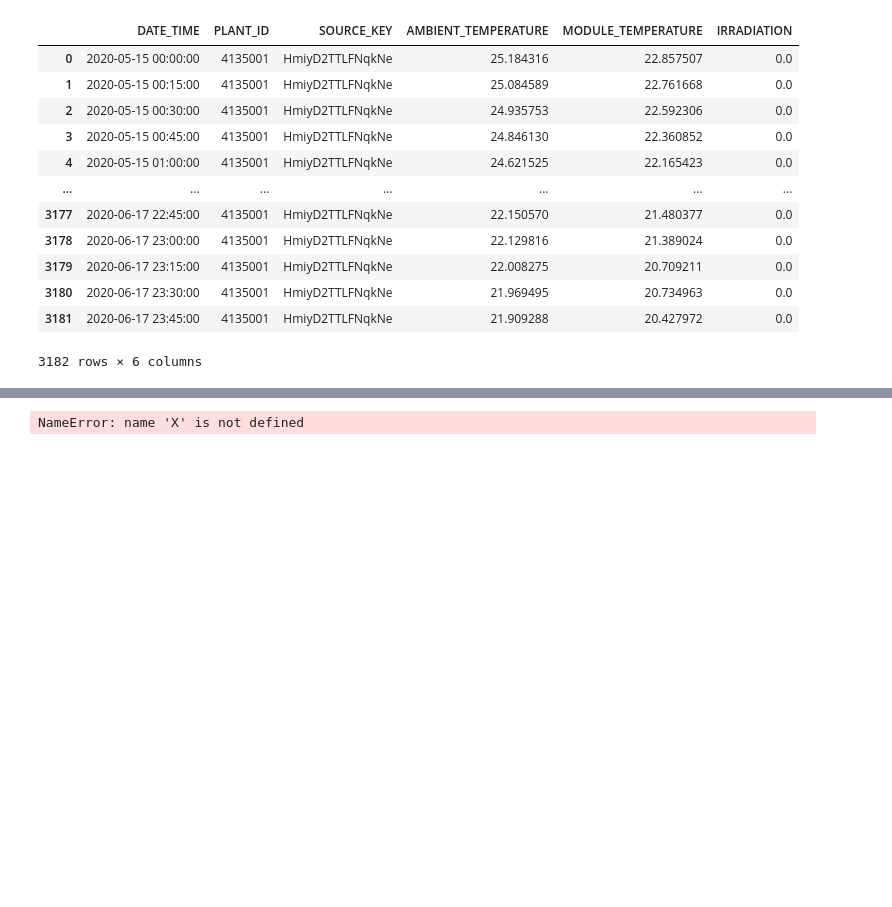
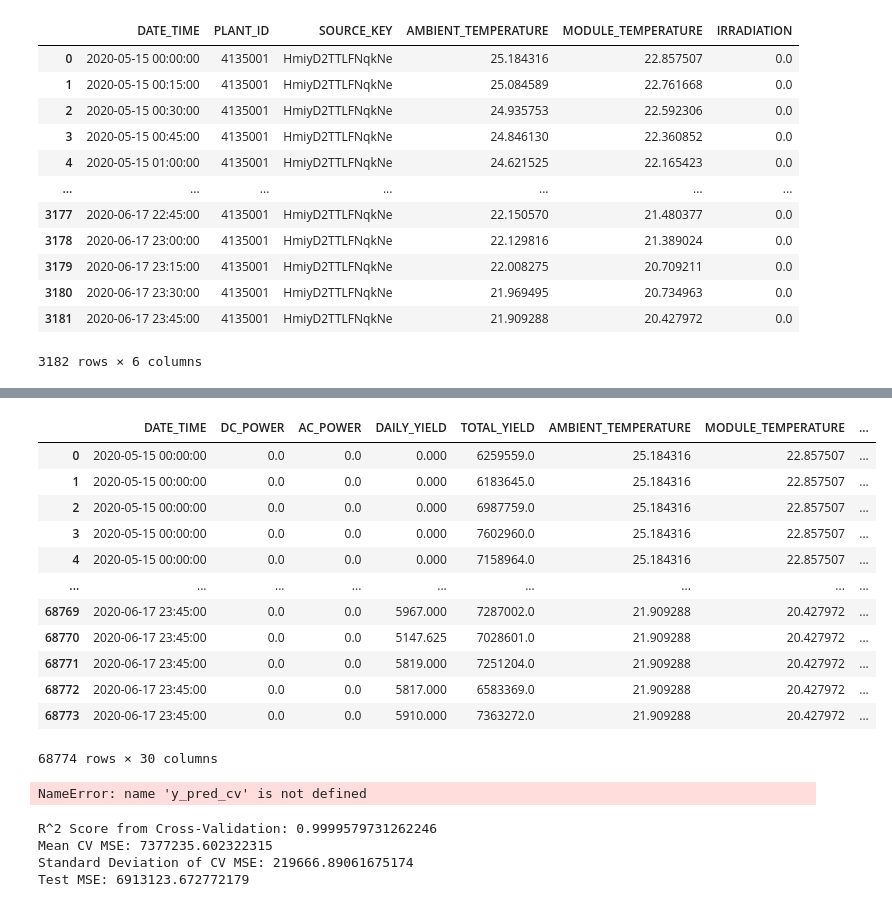
Before and after one commit to Christian-Braga/energy_forecast_ML, a Jupyter notebook: Losa_test.ipynb, the cells around one changed output, grey strips where cells are left out. Cells and saved outputs as stored; diff of their text form; code cells hidden in the pictures; blank space fills up the shorter version.

```diff
--- a/Losa_test.ipynb
+++ b/Losa_test.ipynb
@@ -277,0 +318,18 @@ from sklearn.preprocessing import OneHotEncoder
+# %%
+Plant_1 = pd.get_dummies(Plant_1, columns=['SOURCE_KEY_x'])
+Plant_1 = Plant_1.applymap(lambda x: 1 if x is True else 0 if x is False else x)
+Plant_1
+# %% [output]
+|  | DATE_TIME | DC_POWER | AC_POWER | DAILY_YIELD | TOTAL_YIELD | AMBIENT_TEMPERATURE | MODULE_TEMPERATURE | ... |
+| 0 | 2020-05-15 00:00:00 | 0.0 | 0.0 | 0.000 | 6259559.0 | 25.184316 | 22.857507 | ... |
+| 1 | 2020-05-15 00:00:00 | 0.0 | 0.0 | 0.000 | 6183645.0 | 25.184316 | 22.857507 | ... |
+| 2 | 2020-05-15 00:00:00 | 0.0 | 0.0 | 0.000 | 6987759.0 | 25.184316 | 22.857507 | ... |
+| 3 | 2020-05-15 00:00:00 | 0.0 | 0.0 | 0.000 | 7602960.0 | 25.184316 | 22.857507 | ... |
+| 4 | 2020-05-15 00:00:00 | 0.0 | 0.0 | 0.000 | 7158964.0 | 25.184316 | 22.857507 | ... |
+| ... | ... | ... | ... | ... | ... | ... | ... | ... |
+| 68769 | 2020-06-17 23:45:00 | 0.0 | 0.0 | 5967.000 | 7287002.0 | 21.909288 | 20.427972 | ... |
+| 68770 | 2020-06-17 23:45:00 | 0.0 | 0.0 | 5147.625 | 7028601.0 | 21.909288 | 20.427972 | ... |
+| 68771 | 2020-06-17 23:45:00 | 0.0 | 0.0 | 5819.000 | 7251204.0 | 21.909288 | 20.427972 | ... |
+| 68772 | 2020-06-17 23:45:00 | 0.0 | 0.0 | 5817.000 | 6583369.0 | 21.909288 | 20.427972 | ... |
+| 68773 | 2020-06-17 23:45:00 | 0.0 | 0.0 | 5910.000 | 7363272.0 | 21.909288 | 20.427972 | ... |
+68774 rows × 30 columns
@@ -278,8 +342,19 @@ from sklearn.preprocessing import OneHotEncoder
+# %%
+model = LinearRegression()
+
+# Inizializza la cross-validation KFold
+kf = KFold(n_splits=10, shuffle=True, random_state=1)
+
+
+
+# Calcola il coefficiente di determinazione (R²) utilizzando le previsioni della cross-validation
+r2_cv = r2_score(y, y_pred_cv)
+
+print(f'R^2 Score from Cross-Validation: {r2_cv}')
+# %% [output]
+NameError: name 'y_pred_cv' is not defined
 # %%
-# Inizializza il modello di regressione
-model = LinearRegression()
-
-X_train, X_test, y_train, y_test = train_test_split(X, y, test_size=0.2, random_state=1)
+X_train, X_test, y_train, y_test = train_test_split(X, y, test_size=0.2, random_state=2)
 
 # Inizializza il modello di regressione
 model = LinearRegression()
@@ -302,8 +377,17 @@ model.fit(X_train, y_train)
 y_pred = model.predict(X_test)
 test_mse = mean_squared_error(y_test, y_pred)
 
+# Esegui la cross-validation per ottenere le previsioni su tutto il dataset
+y_pred_cv = cross_val_predict(model, X, y, cv=kf)
+# Calcola il coefficiente di determinazione (R²) utilizzando le previsioni della cross-validation
+r2_cv = r2_score(y, y_pred_cv)
+
+print(f'R^2 Score from Cross-Validation: {r2_cv}')
 print(f'Mean CV MSE: {mean_cv_mse}')
 print(f'Standard Deviation of CV MSE: {std_cv_mse}')
 print(f'Test MSE: {test_mse}')
 # %% [output]
-NameError: name 'X' is not defined
+R^2 Score from Cross-Validation: 0.9999579731262246
+Mean CV MSE: 7377235.602322315
+Standard Deviation of CV MSE: 219666.89061675174
+Test MSE: 6913123.672772179
```
Also changed, not shown: parts of 29 cells of this notebook.
